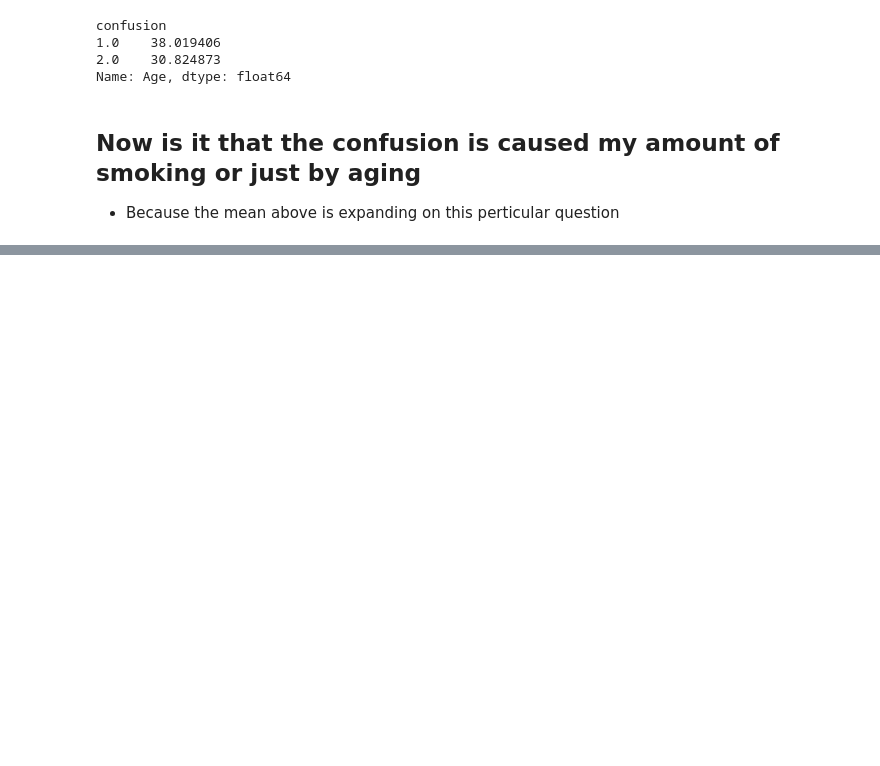
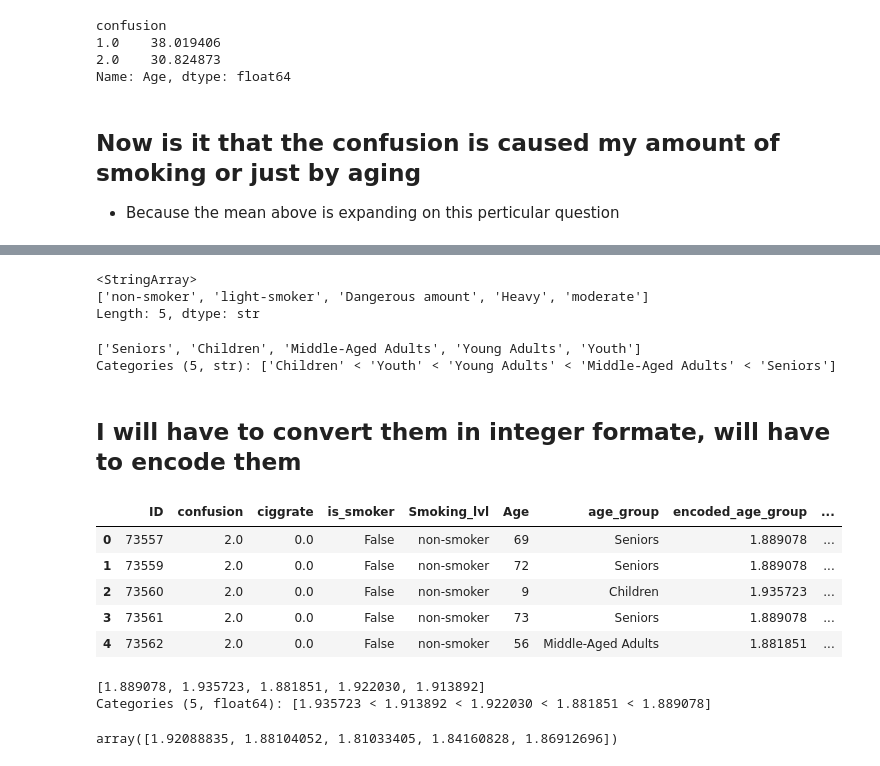
Before and after one commit to dewang002/Healthcare_data, a Jupyter notebook: Confusion_analysis.ipynb, the cells around one changed output, grey strips where cells are left out. Drawn from its saved outputs; the diff is of its cells as text; code cells hidden in the pictures; blank space fills up the shorter version.

```diff
--- a/Confusion_analysis.ipynb
+++ b/Confusion_analysis.ipynb
@@ -465,0 +544,46 @@ age_group Smoking_lvl
+# %%
+df['Smoking_lvl'].unique()
+# %% [output]
+<StringArray>
+['non-smoker', 'light-smoker', 'Dangerous amount', 'Heavy', 'moderate']
+Length: 5, dtype: str
+# %%
+df['age_group'].unique()
+# %% [output]
+['Seniors', 'Children', 'Middle-Aged Adults', 'Young Adults', 'Youth']
+Categories (5, str): ['Children' < 'Youth' < 'Young Adults' < 'Middle-Aged Adults' < 'Seniors']
+# %% [markdown]
+## I will have to convert them in integer formate, will have to encode them
+# %%
+global_mean = df['confusion'].mean()
+age_stats = df.groupby('age_group')['confusion'].agg(['mean','count'])
+age_stats
+smoothing_factor = age_stats['count'] / (age_stats['count'] + 10)
+age_encoded = smoothing_factor * age_stats['mean'] + (1 - smoothing_factor) * global_mean
+
+df['encoded_age_group'] = df['age_group'].map(age_encoded)
+# %%
+smoking_stats = df.groupby('Smoking_lvl')['confusion'].agg(['mean','count'])
+smoking_stats
+smoothing_factor = smoking_stats['count'] / (smoking_stats['count'] + 10)
+smoking_encoded = smoothing_factor * smoking_stats['mean'] + (1 - smoothing_factor) * global_mean
+
+df['encoded_smoking_lvl'] = df['Smoking_lvl'].map(smoking_encoded)
+# %%
+df.head()
+# %% [output]
+|  | ID | confusion | ciggrate | is_smoker | Smoking_lvl | Age | age_group | encoded_age_group | ... |
+| 0 | 73557 | 2.0 | 0.0 | False | non-smoker | 69 | Seniors | 1.889078 | ... |
+| 1 | 73559 | 2.0 | 0.0 | False | non-smoker | 72 | Seniors | 1.889078 | ... |
+| 2 | 73560 | 2.0 | 0.0 | False | non-smoker | 9 | Children | 1.935723 | ... |
+| 3 | 73561 | 2.0 | 0.0 | False | non-smoker | 73 | Seniors | 1.889078 | ... |
+| 4 | 73562 | 2.0 | 0.0 | False | non-smoker | 56 | Middle-Aged Adults | 1.881851 | ... |
+# %%
+df['encoded_age_group'].unique()
+# %% [output]
+[1.889078, 1.935723, 1.881851, 1.922030, 1.913892]
+Categories (5, float64): [1.935723 < 1.913892 < 1.922030 < 1.881851 < 1.889078]
+# %%
+df['encoded_smoking_lvl'].unique()
+# %% [output]
+array([1.92088835, 1.88104052, 1.81033405, 1.84160828, 1.86912696])
```
Also changed, not shown: parts of 25 cells of this notebook.
